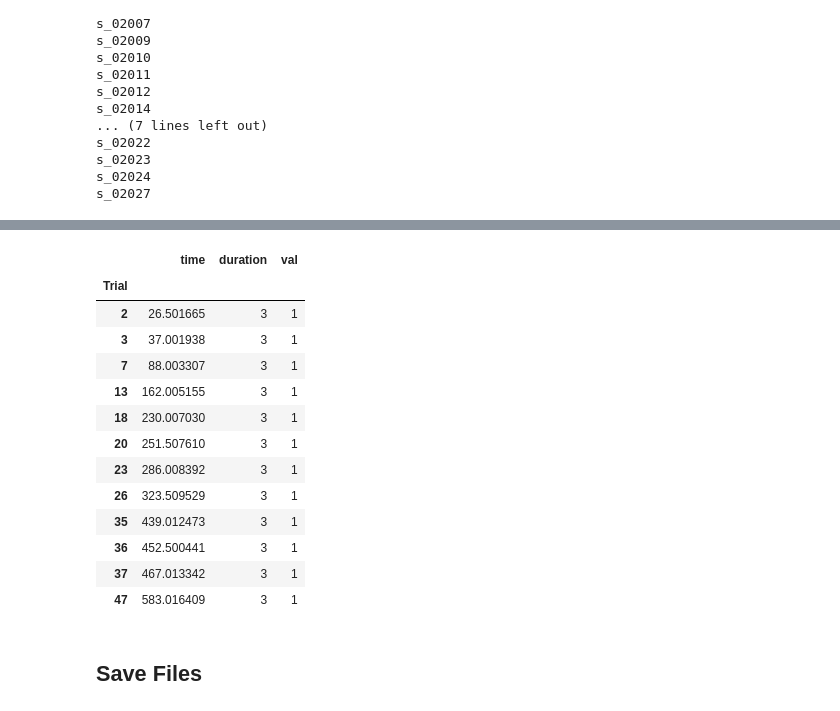
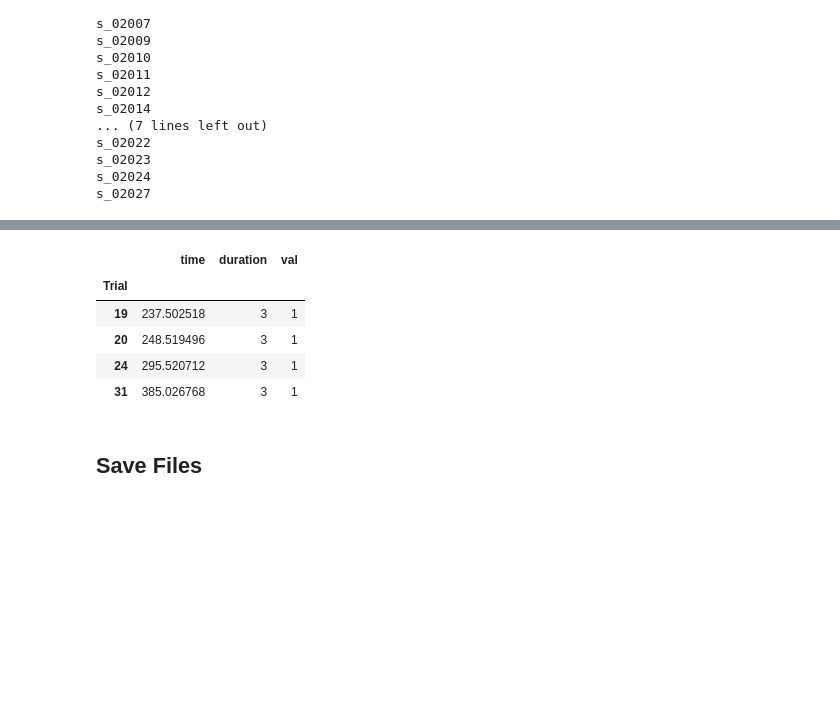
Before and after one commit to franink/Fractions, a Jupyter notebook: Data_Analyses/NLine_MakeOnsets_LSS.ipynb, the cells around one changed output, grey strips where cells are left out. Drawn from its saved outputs; the diff is of its cells as text; code cells hidden in the pictures; blank space fills up the shorter version.

```diff
--- a/Data_Analyses/NLine_MakeOnsets_LSS.ipynb
+++ b/Data_Analyses/NLine_MakeOnsets_LSS.ipynb
@@ -433,8 +433,8 @@ import string
 #val_dict = {'q1':[0,0.25],'q2':[0.25,0.5],'q3':[0.5,0.75],'q4':[0.75,1]}
 #tasks = nline_df.groupby('Task')
 #labels = tasks.indices.keys()
-#tasks = nline_df.groupby('Task')
-#labels = tasks.indices.keys()
+tasks = nline_df.groupby('Task')
+labels = tasks.indices.keys()
 phase = ['cons', 'dec']
 #dec_ctch_onset = {}
 big_dict = {}
@@ -452,22 +452,28 @@ for s in nline_df.index.levels[0]:
             hold = 2.5
         else:
             hold = min(nline_df.loc[s].loc[r]['hold'])
-        dec_ctch_tmp = nline_df.loc[s].loc[r]['decision_onset_real'] - 16
-        dec_ctch_tmp = dec_ctch_tmp[ctch==1]
-        big_dict[s][r]['dec_ctch_onset'] = pd.DataFrame.from_items([('time',dec_ctch_tmp[dec_ctch_tmp>=0]),('duration',dec_time),('val',1)])
         cons_duration = hold + cons_time
-        for ph in phase:
-            if ph == 'dec':
-                tmp_int = nline_df.loc[s].loc[r]['decision_onset_real'] - 16
-                tmp_int = tmp_int[ctch==0]
-                big_dict[s][r][ph] = pd.DataFrame.from_items([('time',tmp_int[tmp_int>=0]),('duration',dec_time),('val',1)])
-            elif ph == 'cons':
-                big_dict[s][r][ph] = {}
-                big_dict[s][r][ph] = {}
-                tmp_int = nline_df.loc[s].loc[r]['consider_onset_real'] - 16
-                big_dict[s][r][ph] = pd.DataFrame.from_items([('time',tmp_int[tmp_int>=0]),('duration',cons_duration),('val',1)])
-        big_dict[s][r]['onsets'] = pd.concat([big_dict[s][r]['cons'], big_dict[s][r]['dec']],join='outer',)
-        big_dict[s][r]['onsets'] = big_dict[s][r]['onsets'].sort('time')
+        for lab in labels:
+            big_dict[s][r][lab] = {}
+            Task = nline_df.loc[s].loc[r]['Task']
+            dec_ctch_tmp = nline_df.loc[s].loc[r]['decision_onset_real'] - 16
+            dec_ctch_tmp = dec_ctch_tmp[ctch==1]
+            dec_ctch_tmp = dec_ctch_tmp[Task==lab]
+            big_dict[s][r][lab]['dec_ctch_onset'] = pd.DataFrame.from_items([('time',dec_ctch_tmp[dec_ctch_tmp>=0]),('duration',dec_time),('val',1)])
+            for ph in phase:
+                if ph == 'dec':
+                    big_dict[s][r][lab][ph] = {}
+                    tmp_int = nline_df.loc[s].loc[r]['decision_onset_real'] - 16
+                    tmp_int = tmp_int[ctch==0]
+                    tmp_int = tmp_int[Task==lab]
+                    big_dict[s][r][lab][ph] = pd.DataFrame.from_items([('time',tmp_int[tmp_int>=0]),('duration',dec_time),('val',1)])
+                elif ph == 'cons':
+                    big_dict[s][r][lab][ph] = {}
+                    tmp_int = nline_df.loc[s].loc[r]['consider_onset_real'] - 16
+                    tmp_int = tmp_int[Task==lab]
+                    big_dict[s][r][lab][ph] = pd.DataFrame.from_items([('time',tmp_int[tmp_int>=0]),('duration',cons_duration),('val',1)])
+            #big_dict[s][r]['onsets'] = pd.concat([big_dict[s][r]['cons'], big_dict[s][r]['dec']],join='outer',)
+            #big_dict[s][r]['onsets'] = big_dict[s][r]['onsets'].sort('time')
 # %% [output]
 s_02001
 s_02002
@@ -553,20 +533,12 @@ big_dict['s_02009']['run1']['onsets']
 # %%
-big_dict['s_02009']['run1']['dec_ctch_onset']
+big_dict['s_02003']['run1']['Pos']['dec_ctch_onset']
 # %% [output]
 |  | time | duration | val |
 | Trial |  |  |  |
-| 2 | 26.501665 | 3 | 1 |
-| 3 | 37.001938 | 3 | 1 |
-| 7 | 88.003307 | 3 | 1 |
-| 13 | 162.005155 | 3 | 1 |
-| 18 | 230.007030 | 3 | 1 |
-| 20 | 251.507610 | 3 | 1 |
-| 23 | 286.008392 | 3 | 1 |
-| 26 | 323.509529 | 3 | 1 |
-| 35 | 439.012473 | 3 | 1 |
-| 36 | 452.500441 | 3 | 1 |
-| 37 | 467.013342 | 3 | 1 |
-| 47 | 583.016409 | 3 | 1 |
+| 19 | 237.502518 | 3 | 1 |
+| 20 | 248.519496 | 3 | 1 |
+| 24 | 295.520712 | 3 | 1 |
+| 31 | 385.026768 | 3 | 1 |
 # %%
 #miss_dec_onset['s_02003']['run4']
 # %% [markdown]
```
Also changed, not shown: parts of 5 cells of this notebook, 1 other file.
